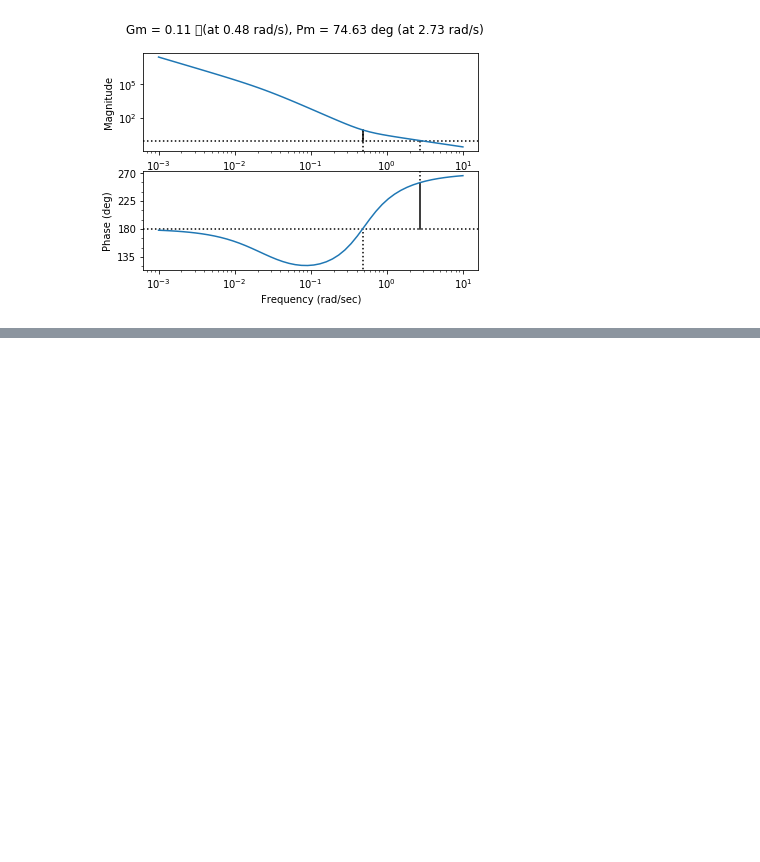
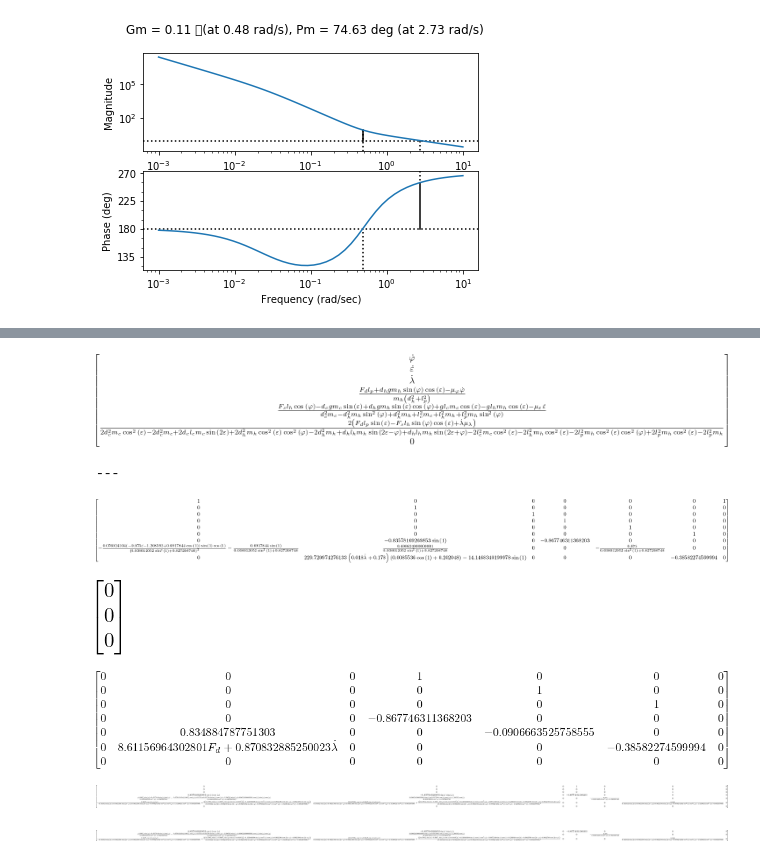
Before and after one commit to Rojetto/helicopter_thesis_code, a Jupyter notebook: scripts/model_derivation_new_frames.ipynb, the cells around one changed output, grey strips where cells are left out. Saved outputs shown, nothing was run; the diff lists cells and outputs as text; code cells hidden in the pictures; blank space fills up the shorter version.

```diff
--- a/scripts/model_derivation_new_frames.ipynb
+++ b/scripts/model_derivation_new_frames.ipynb
@@ -606,0 +617,5 @@ _ = ctr.bode_plot(pid_lamb * G_phi_lamb(20*deg), margins=True)
+# %%
+Fo = Matrix([phid, epsd, lambd, F_sol[phidd], F_sol[epsdd], F_sol[lambdd], 0]) ##:
+# %% [output]
+[figure, added]
+---
@@ -606,0 +626,20 @@ _ = ctr.bode_plot(pid_lamb * G_phi_lamb(20*deg), margins=True)
+# %%
+O.subs([(Fs, 1), (Fd, 1)]).subs([(phi, 1), (eps, pi/2), (lamb, 0)])
+# %% [output]
+[figure, added]
+# %%
+(C*A*A*A)[:, 0].subs([(phi, 0), (eps, pi/2)])
+# %% [output]
+[figure, added]
+# %%
+A.subs([(phi, 0), (eps, pi/2)])
+# %% [output]
+[figure, added]
+# %%
+A
+# %% [output]
+[figure, added]
+# %%
+C*A*A
+# %% [output]
+[figure, added]
```
Also changed, not shown: parts of 4 cells of this notebook.
